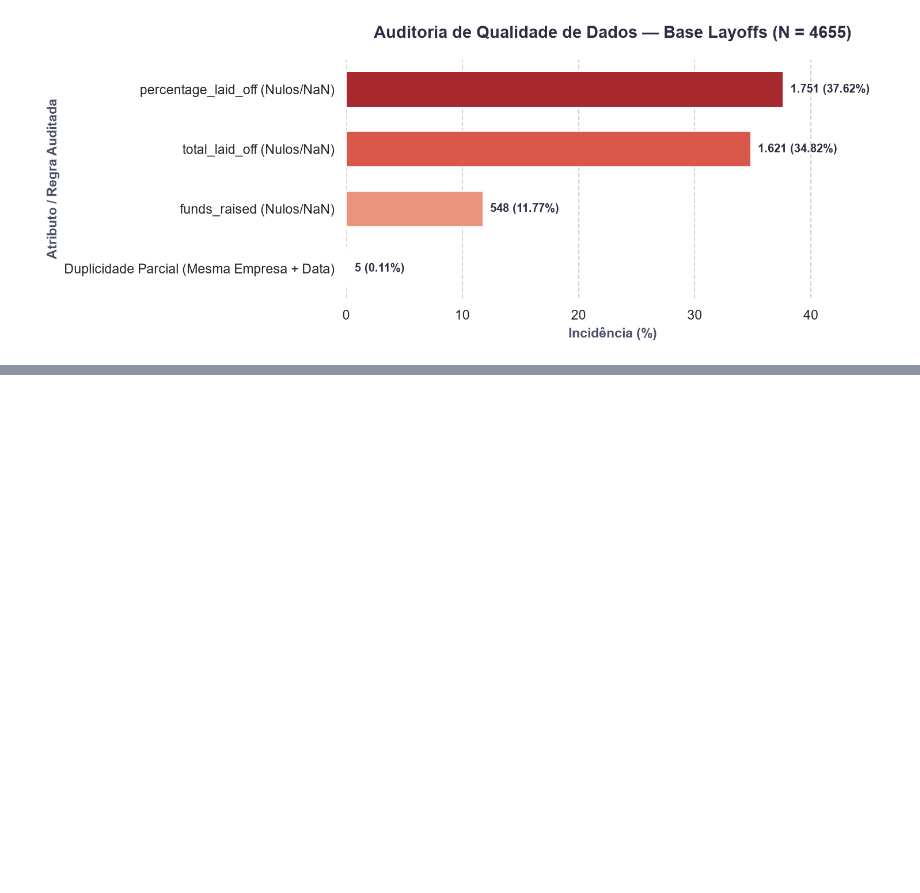
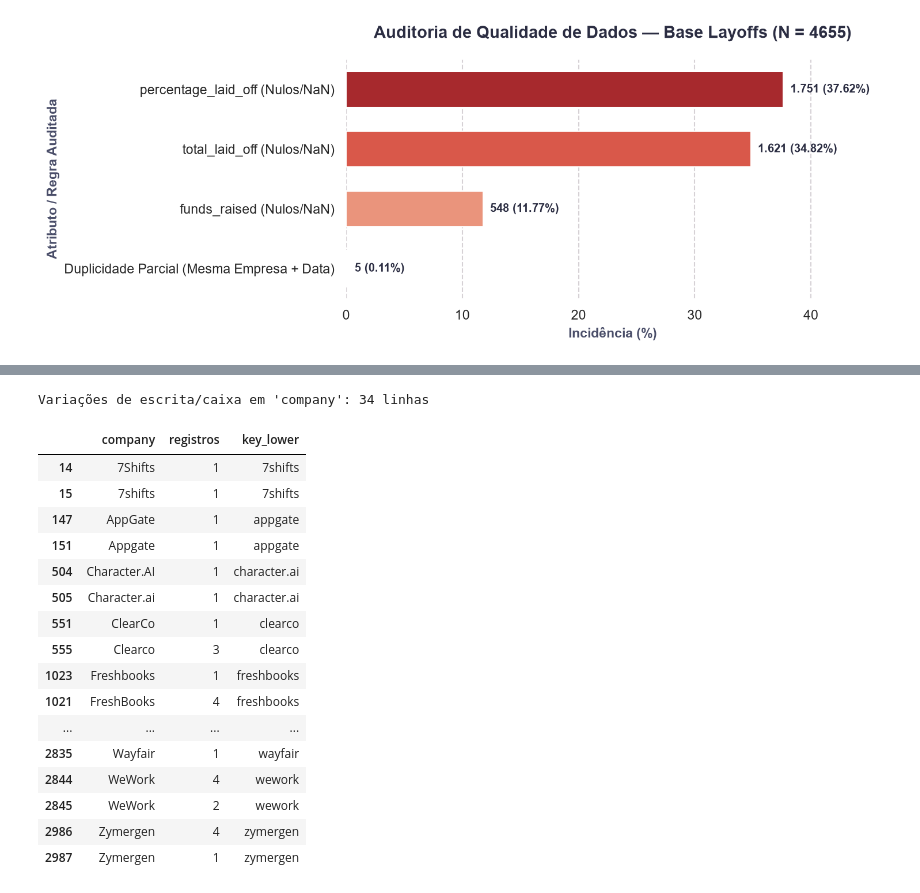
Before and after one commit to AleCecilio/digital_entertainment_layoffs, a Jupyter notebook: notebooks/01_data_cleaning.ipynb, the cells around one changed output, grey strips where cells are left out. Saved outputs shown, nothing was run; the diff lists cells and outputs as text; code cells hidden in the pictures; blank space fills up the shorter version.

```diff
--- a/notebooks/01_data_cleaning.ipynb
+++ b/notebooks/01_data_cleaning.ipynb
@@ -894,0 +1062,30 @@ chart_data_quality(
+# %%
+comp_audit = (
+    df_clean.groupby('company')
+    .size()
+    .reset_index(name='registros')
+)
+comp_audit['key_lower'] = comp_audit['company'].str.strip().str.lower()
+
+duplicadas_comp = comp_audit[comp_audit.duplicated('key_lower', keep=False)].sort_values('key_lower')
+print(f"Variações de escrita/caixa em 'company': {len(duplicadas_comp)} linhas")
+display(duplicadas_comp)
+# %% [output]
+Variações de escrita/caixa em 'company': 34 linhas
+|  | company | registros | key_lower |
+| 14 | 7Shifts | 1 | 7shifts |
+| 15 | 7shifts | 1 | 7shifts |
+| 147 | AppGate | 1 | appgate |
+| 151 | Appgate | 1 | appgate |
+| 504 | Character.AI | 1 | character.ai |
+| 505 | Character.ai | 1 | character.ai |
+| 551 | ClearCo | 1 | clearco |
+| 555 | Clearco | 3 | clearco |
+| 1023 | Freshbooks | 1 | freshbooks |
+| 1021 | FreshBooks | 4 | freshbooks |
+| ... | ... | ... | ... |
+| 2835 | Wayfair | 1 | wayfair |
+| 2844 | WeWork | 4 | wework |
+| 2845 | WeWork | 2 | wework |
+| 2986 | Zymergen | 4 | zymergen |
+| 2987 | Zymergen | 1 | zymergen |
```
Also changed, not shown: parts of 17 cells of this notebook.
